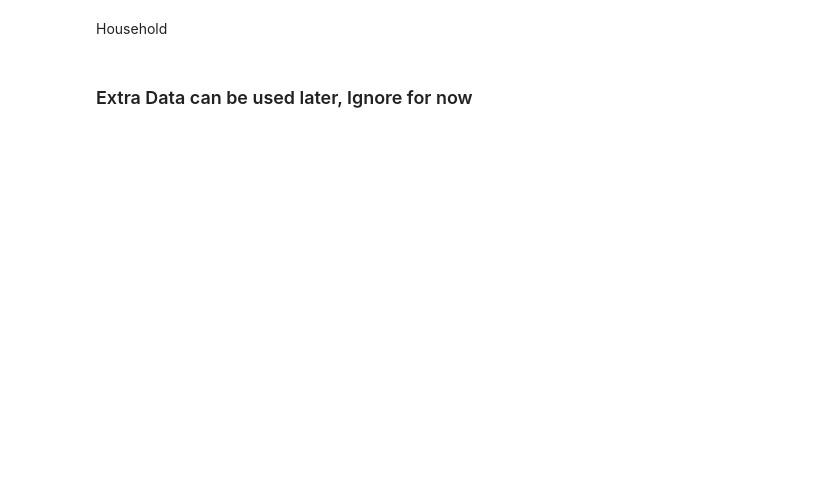
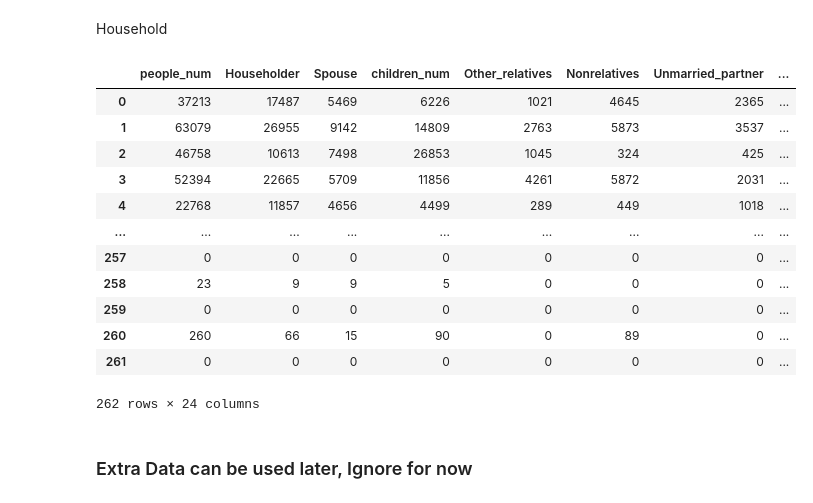
Before and after one commit to AgentTorch/AgentTorch, a Jupyter notebook: simulator_data/step1/transform_input.ipynb, the cells around one changed output. Saved outputs shown, nothing was run; the diff lists cells and outputs as text; code cells hidden in the pictures; blank space fills up the shorter version.

```diff
--- a/simulator_data/step1/transform_input.ipynb
+++ b/simulator_data/step1/transform_input.ipynb
@@ -243,9 +314,24 @@ mapping = {"HHPopE": "Population_in_households",
 # %%
 df_housing = pd.read_excel('/Users/shashankkumar/Documents/AgentTorch_Official/AgentTorch/AgentTorch/helpers/census_data/nyc/nta/soc_2021acs5yr_nta.xlsx')
 attributes = list(mapping.keys())
 df_housing = df_housing[attributes]
 df_housing.rename(columns=mapping, inplace=True)
+df_housing['county'] = df_housing['area'].apply(lambda x: x[:2])
 df_housing
+# %% [output]
+|  | people_num | Householder | Spouse | children_num | Other_relatives | Nonrelatives | Unmarried_partner | ... |
+| 0 | 37213 | 17487 | 5469 | 6226 | 1021 | 4645 | 2365 | ... |
+| 1 | 63079 | 26955 | 9142 | 14809 | 2763 | 5873 | 3537 | ... |
+| 2 | 46758 | 10613 | 7498 | 26853 | 1045 | 324 | 425 | ... |
+| 3 | 52394 | 22665 | 5709 | 11856 | 4261 | 5872 | 2031 | ... |
+| 4 | 22768 | 11857 | 4656 | 4499 | 289 | 449 | 1018 | ... |
+| ... | ... | ... | ... | ... | ... | ... | ... | ... |
+| 257 | 0 | 0 | 0 | 0 | 0 | 0 | 0 | ... |
+| 258 | 23 | 9 | 9 | 5 | 0 | 0 | 0 | ... |
+| 259 | 0 | 0 | 0 | 0 | 0 | 0 | 0 | ... |
+| 260 | 260 | 66 | 15 | 90 | 0 | 89 | 0 | ... |
+| 261 | 0 | 0 | 0 | 0 | 0 | 0 | 0 | ... |
+262 rows × 24 columns
 # %%
 NYC_HOUSEHOLD_OUT = os.path.join(OUTPUT_DIR_NYC, "household.pkl")
 df_housing.to_pickle(NYC_HOUSEHOLD_OUT)
```
Also changed, not shown: parts of 7 cells of this notebook.
